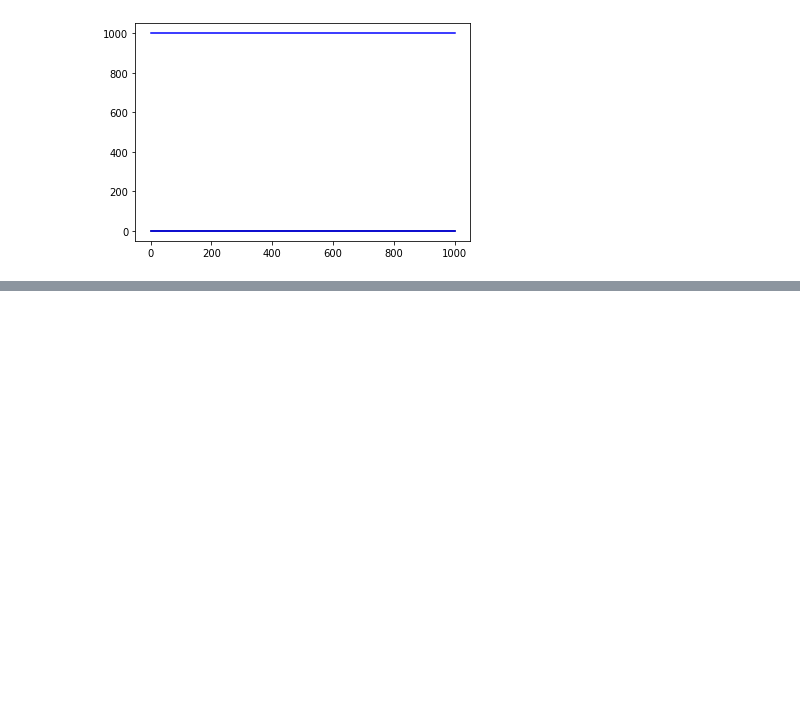
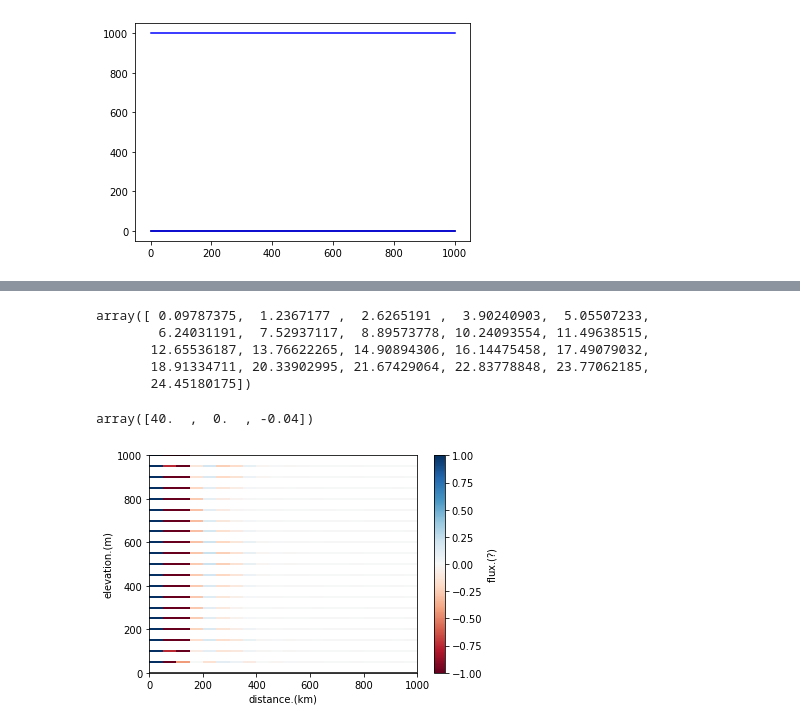
Before and after one commit to jabadge/icepack, a Jupyter notebook: notebooks/tutorials/age_model_test.ipynb, the cells around one changed output, grey strips where cells are left out. Saved outputs shown, nothing was run; the diff lists cells and outputs as text; code cells hidden in the pictures; blank space fills up the shorter version.

```diff
--- a/notebooks/tutorials/age_model_test.ipynb
+++ b/notebooks/tutorials/age_model_test.ipynb
@@ -136,0 +140,46 @@ plt.show()
+# %%
+ageM[:,0]
+# %% [output]
+array([ 0.09787375,  1.2367177 ,  2.6265191 ,  3.90240903,  5.05507233,
+        6.24031191,  7.52937117,  8.89573778, 10.24093554, 11.49638515,
+       12.65536187, 13.76622265, 14.90894306, 16.14475458, 17.49079032,
+       18.91334711, 20.33902995, 21.67429064, 22.83778848, 23.77062185,
+       24.45180175])
+# %%
+u3D.dat.data.mean(0)
+# %% [output]
+array([40.  ,  0.  , -0.04])
+# %%
+from firedrake import assemble
+foo = assemble(flux)
+# %%
+bar = firedrake.interpolate(foo,Q3D)
+# %%
+nz=20
+
+xz = np.array([(Lx * k / nx, 0, i)  for k in range(nx + 1) for i in np.arange(0.0,1.0,1.0/nz)])
+fM= np.array(bar.at(xz, tolerance=1e-10))
+fM=np.reshape(fM,(21,nz));
+xz=np.reshape(xz,(21,nz,3));
+hz=np.reshape(np.repeat(hs,nz),(21,nz));
+hz=np.multiply(xz[:,:,2],hz);
+
+fig, axs = plt.subplots()
+for i in range(0,nz):
+    points = np.array([np.squeeze(xz[:,i,0]),np.squeeze(ss-hz[:,i])]).T.reshape(-1, 1, 2)
+    segments = np.concatenate([points[:-1], points[1:]], axis=1)
+    norm = plt.Normalize(-1, 1)
+    lc = LineCollection(segments, cmap='RdBu', norm=norm)
+    # Set the values used for colormapping
+    lc.set_array(np.squeeze(fM[:,nz-1-i]))
+    lc.set_linewidth(2)
+    line = axs.add_collection(lc)
+axs.set_xlim(xz.min(), xz.max())
+axs.set_ylim(bs.min(), ss.max())
+axs.plot(xs[:, 0], bs, color='black')
+fig.colorbar(line, ax=axs,label=r'flux.$(?)$')
+axs.set_ylabel('elevation.(m)')
+axs.set_xlabel('distance.(km)')
+plt.show()
+# %% [output]
+[figure, added]
```
Also changed, not shown: parts of 9 cells of this notebook, 2 other files.
